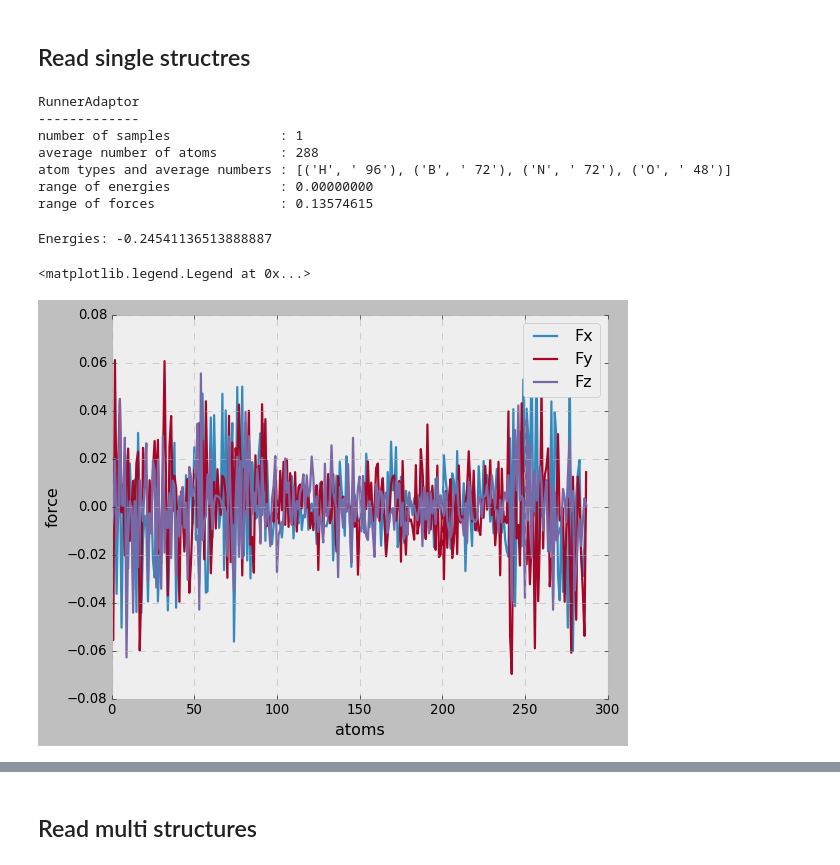
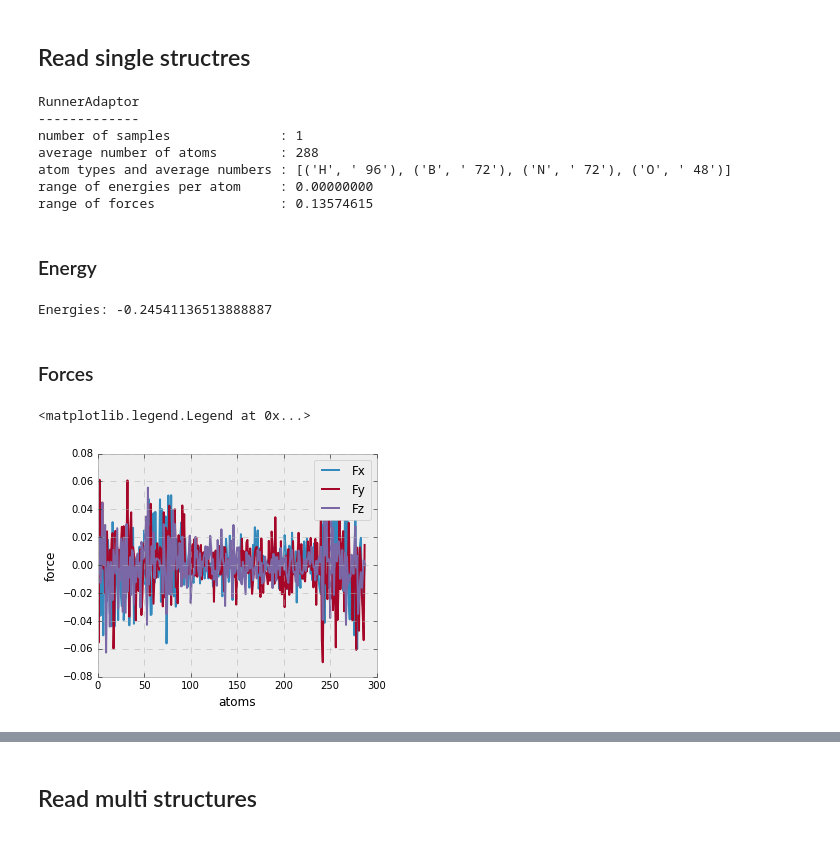
Before and after one commit to hghcomphys/pynnp, a Jupyter notebook: examples/pynnp_demo.ipynb, the cells around one changed output, grey strips where cells are left out. Cells and saved outputs as stored; diff of their text form; code cells hidden in the pictures.

```diff
--- a/examples/pynnp_demo.ipynb
+++ b/examples/pynnp_demo.ipynb
@@ -13,16 +13,18 @@ import pynnp as pn
 # %% [markdown]
 ## Read single structres
 # %%
-ra = pn.RunnerAdaptor()
-ra.read_runner("input.data.1");
+ra1 = pn.RunnerAdaptor()
+ra1.read_runner("input.data.1");
 # %%
-print(ra)
+print(ra1)
 # %% [output]
 RunnerAdaptor
 -------------
 number of samples              : 1
 average number of atoms        : 288
 atom types and average numbers : [('H', ' 96'), ('B', ' 72'), ('N', ' 72'), ('O', ' 48')]
-range of energies              : 0.00000000
+range of energies per atom     : 0.00000000
 range of forces                : 0.13574615
+# %% [markdown]
+### Energy
 # %%
@@ -31,13 +32,14 @@ print("Energies:", ra.energies[0])
 # %% [output]
 Energies: -0.24541136513888887
+# %% [markdown]
+### Forces
 # %%
-# sample forces
-plt.plot(ra.forces)
-
+fig, ax = plt.subplots(figsize=(5,4))
+plt.plot(ra1.forces)
 plt.xlabel("atoms")
 plt.ylabel("force")
 plt.legend(['Fx', 'Fy', "Fz"])
 # %% [output]
 <matplotlib.legend.Legend at 0x...>
-[figure, old version]
+[figure, new version]
 # %%
```
Also changed, not shown: parts of 17 cells of this notebook.
